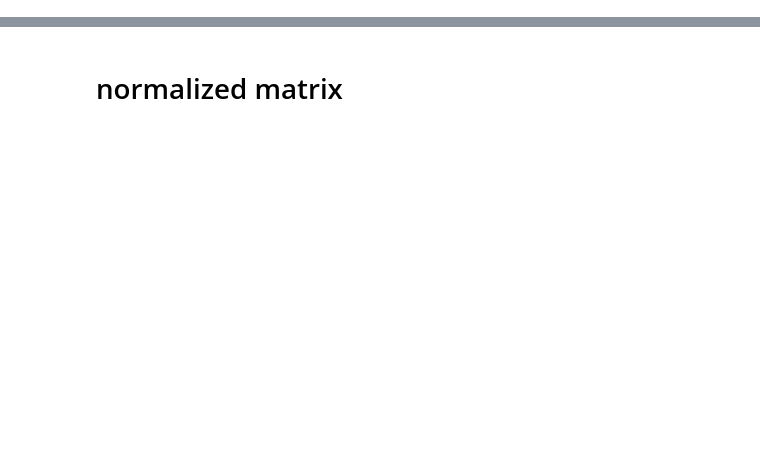
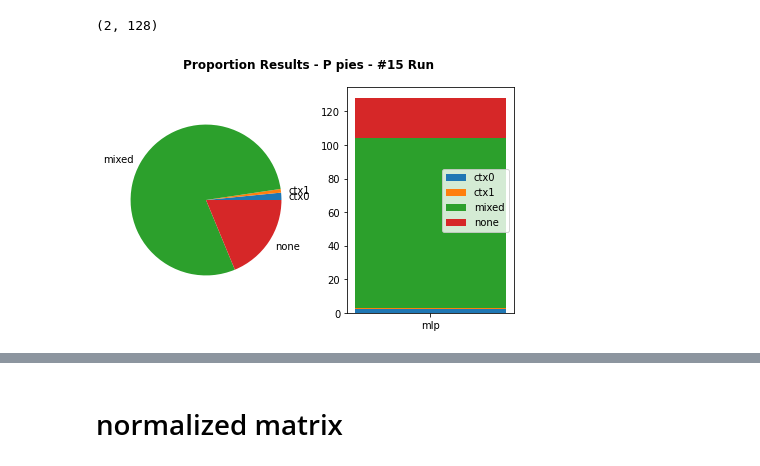
Before and after one commit to MaryZolfaghar/WCSLS, a Jupyter notebook: notebooks/results_proportions.ipynb, the cells around one changed output, grey strips where cells are left out. Saved outputs shown, nothing was run; the diff lists cells and outputs as text; code cells hidden in the pictures; blank space fills up the shorter version.

```diff
--- a/notebooks/results_proportions.ipynb
+++ b/notebooks/results_proportions.ipynb
@@ -10,9 +10,9 @@ def read_results(n_ctx):
     return results
 # %%
 def plot_pie_bar_chart(pies):
-    n_ctx = pies.shape[0]
+    n_ctxs = pies.shape[0]
     n_hidd = pies.shape[1]
-    ctxs = np.zeros(n_ctx+2) # ctxs[-1] refers to none, and ctxs[-2] to mixed
+    ctxs = np.zeros(n_ctxs+2) # ctxs[-1] refers to none, and ctxs[-2] to mixed
 
     for i in range(n_hidd):
         ctx = pies[:,i]
@@ -24,9 +24,8 @@ def plot_pie_bar_chart(pies):
             idx = np.where(ctx) # this finds which context is 1
             ctxs[idx]+=1
 
-
     labels = []
-    for ctx in range(n_ctx):
+    for ctx in range(n_ctxs):
         labels.append('ctx%s' %(ctx))
     labels.append('mixed')
     labels.append('none')
@@ -40,5 +39,6 @@ def plot_pie_bar_chart(pies):
     for ctx in range(ctxs.shape[0]):
         ax.bar(model, ctxs[ctx], bottom = np.sum(ctxs[:ctx]))
     ax.legend(labels)
+    plt.tight_layout()
 
-    plt.tight_layout()
+    return fig, axs
@@ -67,0 +89,17 @@ plot_pie_bar_chart(f)
+# %%
+p_pies = results['p_pies']
+p_pies = p_pies[w_run,w_cp,:,:]
+print(p_pies.shape)
+
+fig, axs = plot_pie_bar_chart(p_pies)
+fig.suptitle('Proportion Results - P pies - %s Run' %(run_label), fontweight='bold')
+plt.tight_layout()
+fig_str = 'proportion_results_mlp_wine_p_pies_%sctx' %(n_ctxs)
+fig.savefig(('../../figures/' + fig_str + '.pdf'),
+        bbox_inches = 'tight', pad_inches = 0)
+# hidden units selectivity
+# proportion of hidden units that were active at all (even one trial) for each context
+# we have ... many hiddens that were active for both (mixed), ... many units that were active for ctx1, so on so forth
+# %% [output]
+(2, 128)
+[figure, added]
```
Also changed, not shown: parts of 16 cells of this notebook, 1 other file.
